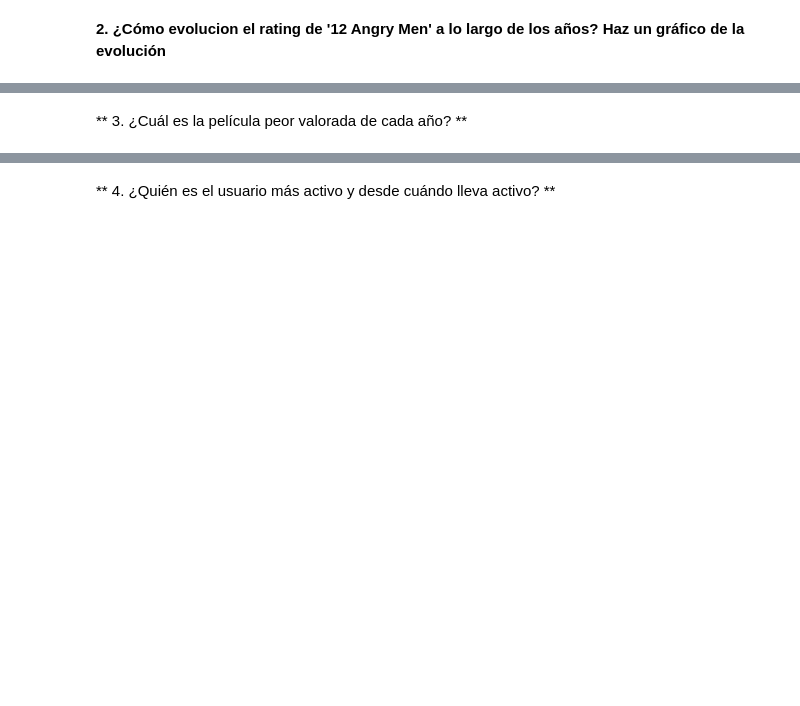
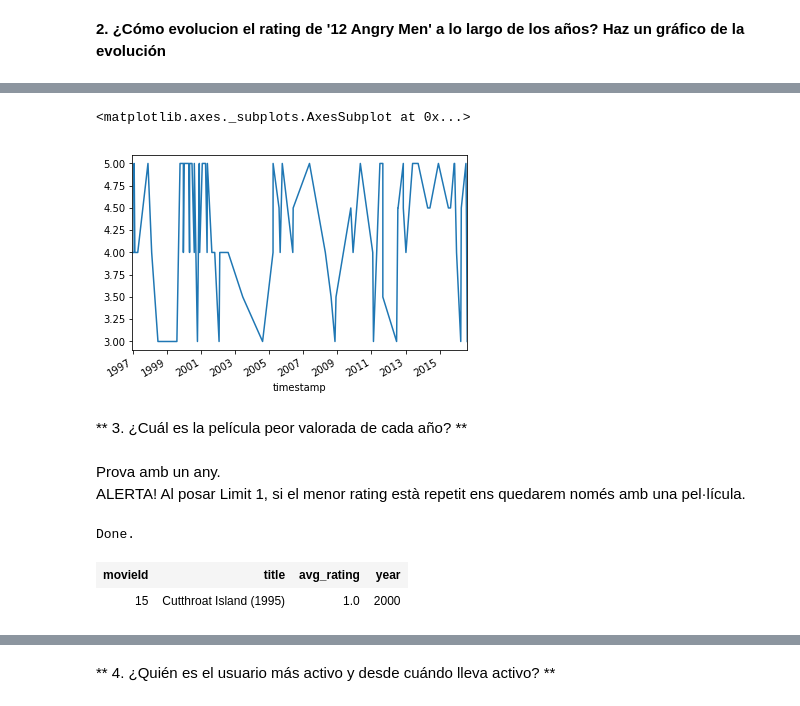
Before and after one commit to mariadelmarbibiloni/MADM-2017, a Jupyter notebook: 6 - Evaluación/1 - Evaluación SQL.ipynb, the cells around one changed output, grey strips where cells are left out. Drawn from its saved outputs; the diff is of its cells as text; code cells hidden in the pictures; blank space fills up the shorter version.

```diff
--- a/6 - Evaluación/1 - Evaluación SQL.ipynb
+++ b/6 - Evaluación/1 - Evaluación SQL.ipynb
@@ -56,0 +132,23 @@ Recuerda que también puedes realizar queries a la base de datos usango `pandas`
+# %%
+import pandas as pd
+import sqlite3
+
+conn = sqlite3.connect('data/movies/movielens.sqlite')
+
+query = """
+SELECT movieId,
+       rating,
+       timestamp
+FROM ratings
+WHERE movieId= (SELECT movieId
+                  FROM movies
+                  WHERE title LIKE('%12 Angry Men%')
+                  LIMIT 1)
+    OR movieId= (SELECT movieId
+                  FROM movies
+                  WHERE title LIKE('%12 Angry Men%')
+                  LIMIT 1 OFFSET 1)
+"""
+
+AM_rating = pd.read_sql(query, conn)
+AM_rating.tail()
@@ -56,0 +162,6 @@ Recuerda que también puedes realizar queries a la base de datos usango `pandas`
+# %%
+AM_rating['timestamp'] = pd.to_datetime(AM_rating['timestamp'])
+AM_rating = AM_rating.set_index(AM_rating['timestamp'])
+AM_rating  = AM_rating.drop('timestamp', axis=1)
+AM_rating = AM_rating.sort_index()
+AM_rating.head()
@@ -57,2 +176,29 @@ Recuerda que también puedes realizar queries a la base de datos usango `pandas`
+# %%
+%matplotlib inline
+import matplotlib.pyplot as plt
+AM_rating['rating'].plot()
+# %% [output]
+<matplotlib.axes._subplots.AxesSubplot at 0x...>
+[figure, added]
 # %% [markdown]
 ** 3. ¿Cuál es la película peor valorada de cada año? **
+# %% [markdown]
+Prova amb un any. <br>
+ALERTA! Al posar Limit 1, si el menor rating està repetit ens quedarem només amb una pel·lícula.
+# %%
+%%sql
+SELECT r.movieId,
+        m.title,
+        AVG(r.rating) as avg_rating,
+        strftime('%Y',timestamp) as year
+FROM ratings as r
+INNER JOIN movies as m
+ON r.movieId = m.movieId
+WHERE year='2000'
+GROUP BY r.movieId
+ORDER BY avg_rating ASC
+LIMIT 1
+# %% [output]
+Done.
+| movieId | title | avg_rating | year |
+| 15 | Cutthroat Island (1995) | 1.0 | 2000 |
```
Also changed, not shown: parts of 31 cells of this notebook, 3 other files.
